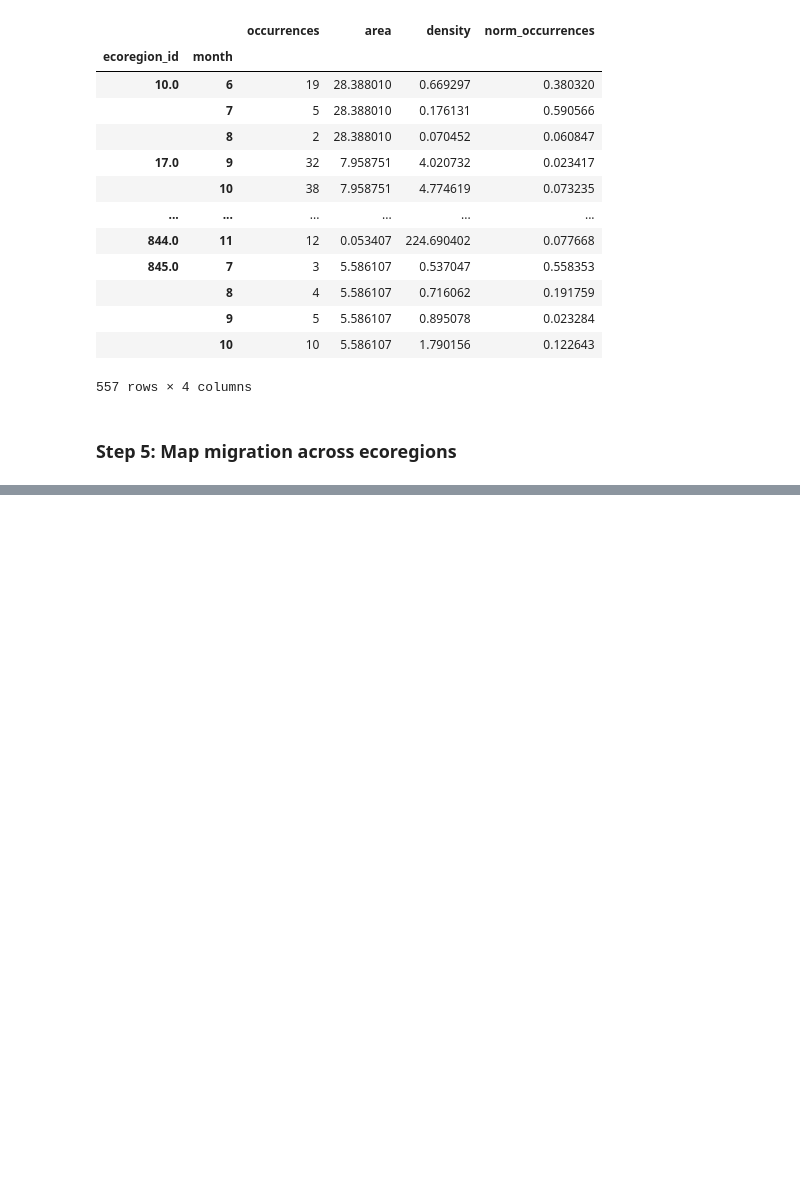
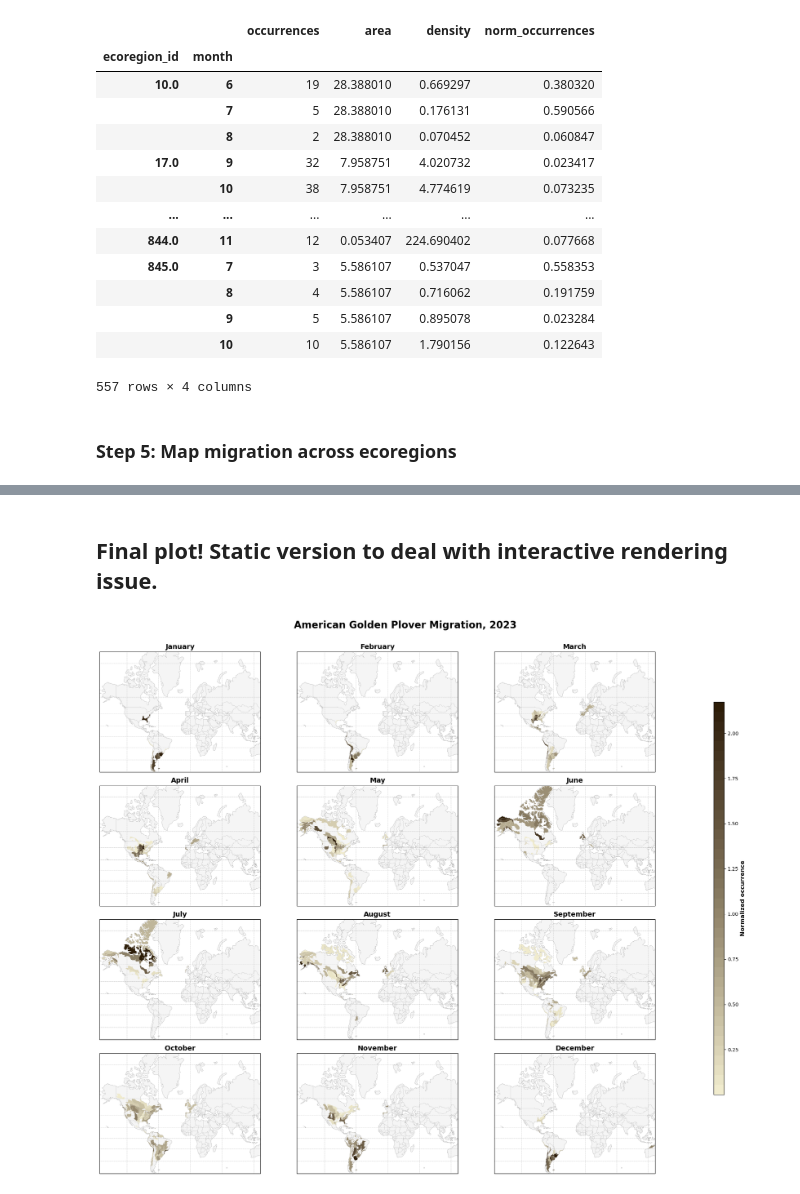
Before and after one commit to earthlab-education/03-migration-natshoff, a Jupyter notebook: notebooks/pluvialisDominica_portfolio.ipynb, the cells around one changed output, grey strips where cells are left out. Saved outputs shown, nothing was run; the diff lists cells and outputs as text; code cells hidden in the pictures; blank space fills up the shorter version.

Commit message:
Finalized code workflow

```diff
--- a/notebooks/pluvialisDominica_portfolio.ipynb
+++ b/notebooks/pluvialisDominica_portfolio.ipynb
@@ -395,0 +488,77 @@ BokehModel(combine_events=True, render_bundle={'docs_json': {'a2a8b3fe-80c4-4da6
+# %% [markdown]
+## Final plot! Static version to deal with interactive rendering issue.
+# %%
+# Create a custom colormap from the palette
+cmap = mcolors.ListedColormap(custom_palette)
+
+# Reset index to make 'month' accessible as a column
+occurrence_with_month = occurrence_gdf.reset_index()
+
+# Get the plot bounds in Mercator projection
+occurrence_mercator = occurrence_with_month.to_crs(ccrs.Mercator())
+xmin, ymin, xmax, ymax = occurrence_mercator.total_bounds
+
+# Create figure with 4x3 subplots
+fig = plt.figure(figsize=(20, 16))
+
+# Create a subplot for each month
+for month_num in range(1, 13):
+    # Create subplot with Mercator projection
+    ax = fig.add_subplot(4, 3, month_num, projection=ccrs.Mercator())
+
+    # Filter data for current month
+    month_data = occurrence_mercator[occurrence_mercator['month'] == month_num]
+
+    # Set extent to keep zoom consistent
+    ax.set_extent([xmin, xmax, ymin, ymax], crs=ccrs.Mercator())
+
+    # Add background features
+    ax.add_feature(cfeature.LAND, facecolor='#f5f5f5', zorder=0)
+    # ax.add_feature(cfeature.OCEAN, facecolor='#e6f2ff', zorder=0)
+    ax.add_feature(cfeature.COASTLINE, linewidth=0.3, edgecolor='#888888', zorder=1)
+    ax.add_feature(cfeature.BORDERS, linewidth=0.3, edgecolor='#aaaaaa', zorder=1)
+
+    # Plot the occurrence data
+    if len(month_data) > 0:
+        month_data.plot(
+            ax=ax,
+            column='norm_occurrences',
+            cmap=cmap,
+            legend=False,
+            zorder=2
+        )
+
+    # Add month name as title for each panel
+    ax.set_title(calendar.month_name[month_num], fontsize=14, fontweight='bold')
+
+    # Add gridlines
+    ax.gridlines(draw_labels=False, linewidth=0.5, color='gray', alpha=0.5, linestyle='--')
+
+# Add overall title
+fig.suptitle('American Golden Plover Migration, 2023',
+             fontsize=20, fontweight='bold', y=0.995)
+
+# Add a single colorbar for all subplots
+fig.subplots_adjust(right=0.92, hspace=0.25, wspace=0.15)
+cbar_ax = fig.add_axes([0.94, 0.15, 0.015, 0.7])
+sm = plt.cm.ScalarMappable(
+    cmap=cmap,
+    norm=mcolors.Normalize(
+        vmin=occurrence_with_month['norm_occurrences'].min(),
+        vmax=occurrence_with_month['norm_occurrences'].max()
+    )
+)
+sm.set_array([])
+cbar = fig.colorbar(sm, cax=cbar_ax)
+cbar.set_label('Normalized occurrence', fontsize=12, fontweight='bold')
+
+# Adjust layout
+plt.tight_layout(rect=[0, 0, 0.92, 0.99])
+
+# Save the figure
+plt.savefig('pluvialisDominica_migration_static.png', dpi=300, bbox_inches='tight')
+
+# Show the plot
+plt.show()
+# %% [output]
+[figure, added]
```
Also changed, not shown: parts of 13 cells of this notebook, 4 other files.
